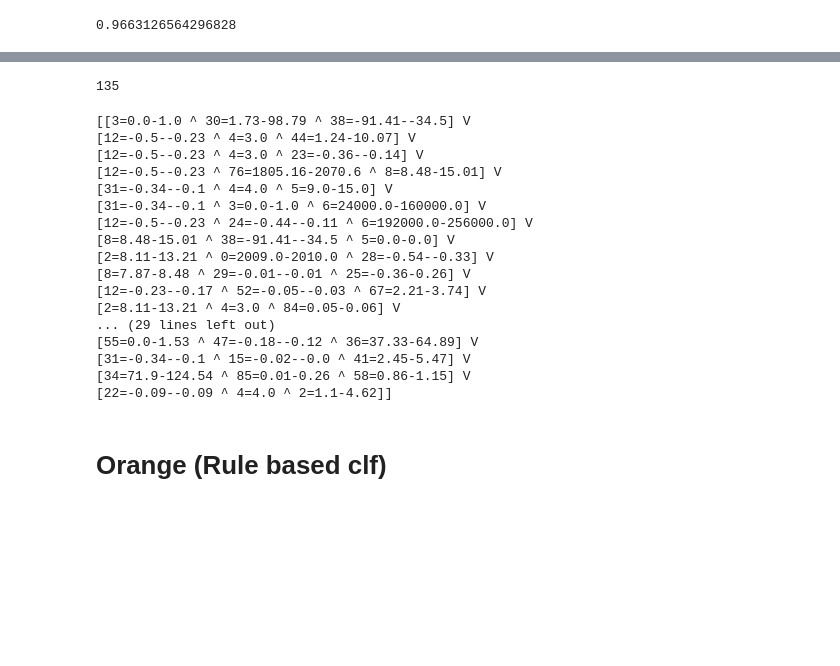
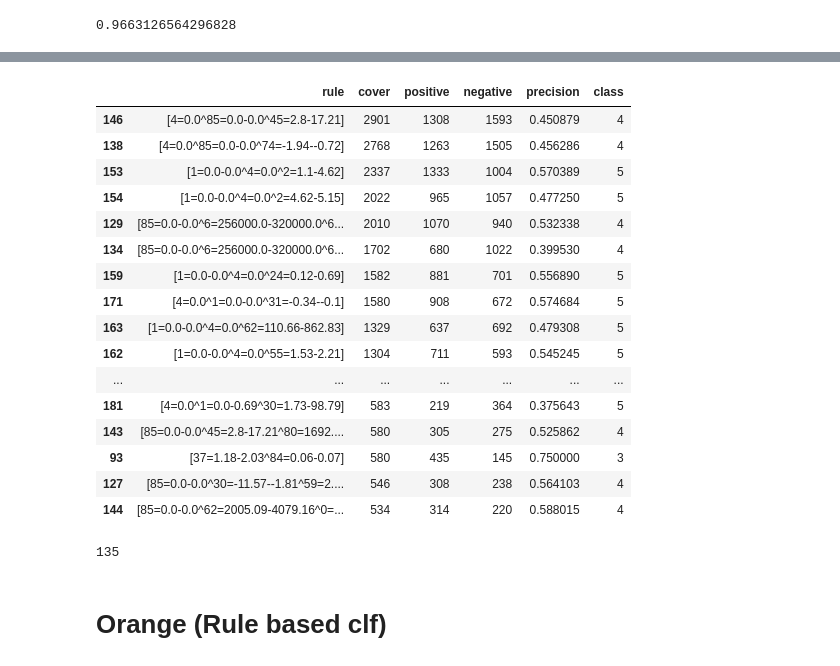
Before and after one commit to cri98li/Data-Mining-2-Project-ts-classification, a Jupyter notebook: Fase 2.1 (Classificazione).ipynb, the cells around one changed output, grey strips where cells are left out. Drawn from its saved outputs; the diff is of its cells as text; code cells hidden in the pictures; blank space fills up the shorter version.

```diff
--- a/Fase 2.1 (Classificazione).ipynb
+++ b/Fase 2.1 (Classificazione).ipynb
@@ -810,24 +745,24 @@ ruleset_df
+# %%
+ruleset_df.sort_values(by=['cover'], ascending=False).head(30)
+# %% [output]
+|  | rule | cover | positive | negative | precision | class |
+| 146 | [4=0.0^85=0.0-0.0^45=2.8-17.21] | 2901 | 1308 | 1593 | 0.450879 | 4 |
+| 138 | [4=0.0^85=0.0-0.0^74=-1.94--0.72] | 2768 | 1263 | 1505 | 0.456286 | 4 |
+| 153 | [1=0.0-0.0^4=0.0^2=1.1-4.62] | 2337 | 1333 | 1004 | 0.570389 | 5 |
+| 154 | [1=0.0-0.0^4=0.0^2=4.62-5.15] | 2022 | 965 | 1057 | 0.477250 | 5 |
+| 129 | [85=0.0-0.0^6=256000.0-320000.0^6... | 2010 | 1070 | 940 | 0.532338 | 4 |
+| 134 | [85=0.0-0.0^6=256000.0-320000.0^6... | 1702 | 680 | 1022 | 0.399530 | 4 |
+| 159 | [1=0.0-0.0^4=0.0^24=0.12-0.69] | 1582 | 881 | 701 | 0.556890 | 5 |
+| 171 | [4=0.0^1=0.0-0.0^31=-0.34--0.1] | 1580 | 908 | 672 | 0.574684 | 5 |
+| 163 | [1=0.0-0.0^4=0.0^62=110.66-862.83] | 1329 | 637 | 692 | 0.479308 | 5 |
+| 162 | [1=0.0-0.0^4=0.0^55=1.53-2.21] | 1304 | 711 | 593 | 0.545245 | 5 |
+| ... | ... | ... | ... | ... | ... | ... |
+| 181 | [4=0.0^1=0.0-0.69^30=1.73-98.79] | 583 | 219 | 364 | 0.375643 | 5 |
+| 143 | [85=0.0-0.0^45=2.8-17.21^80=1692.... | 580 | 305 | 275 | 0.525862 | 4 |
+| 93 | [37=1.18-2.03^84=0.06-0.07] | 580 | 435 | 145 | 0.750000 | 3 |
+| 127 | [85=0.0-0.0^30=-11.57--1.81^59=2.... | 546 | 308 | 238 | 0.564103 | 4 |
+| 144 | [85=0.0-0.0^62=2005.09-4079.16^0=... | 534 | 314 | 220 | 0.588015 | 4 |
 # %%
 clf.estimators_[0].ruleset_.count_conds()
 # %% [output]
 135
-# %%
-clf.estimators_[0].ruleset_.out_pretty()
-# %% [output]
-[[3=0.0-1.0 ^ 30=1.73-98.79 ^ 38=-91.41--34.5] V
-[12=-0.5--0.23 ^ 4=3.0 ^ 44=1.24-10.07] V
-[12=-0.5--0.23 ^ 4=3.0 ^ 23=-0.36--0.14] V
-[12=-0.5--0.23 ^ 76=1805.16-2070.6 ^ 8=8.48-15.01] V
-[31=-0.34--0.1 ^ 4=4.0 ^ 5=9.0-15.0] V
-[31=-0.34--0.1 ^ 3=0.0-1.0 ^ 6=24000.0-160000.0] V
-[12=-0.5--0.23 ^ 24=-0.44--0.11 ^ 6=192000.0-256000.0] V
-[8=8.48-15.01 ^ 38=-91.41--34.5 ^ 5=0.0-0.0] V
-[2=8.11-13.21 ^ 0=2009.0-2010.0 ^ 28=-0.54--0.33] V
-[8=7.87-8.48 ^ 29=-0.01--0.01 ^ 25=-0.36-0.26] V
-[12=-0.23--0.17 ^ 52=-0.05--0.03 ^ 67=2.21-3.74] V
-[2=8.11-13.21 ^ 4=3.0 ^ 84=0.05-0.06] V
-... (29 lines left out)
-[55=0.0-1.53 ^ 47=-0.18--0.12 ^ 36=37.33-64.89] V
-[31=-0.34--0.1 ^ 15=-0.02--0.0 ^ 41=2.45-5.47] V
-[34=71.9-124.54 ^ 85=0.01-0.26 ^ 58=0.86-1.15] V
-[22=-0.09--0.09 ^ 4=4.0 ^ 2=1.1-4.62]]
```
Also changed, not shown: parts of 22 cells of this notebook, 2 other files.
